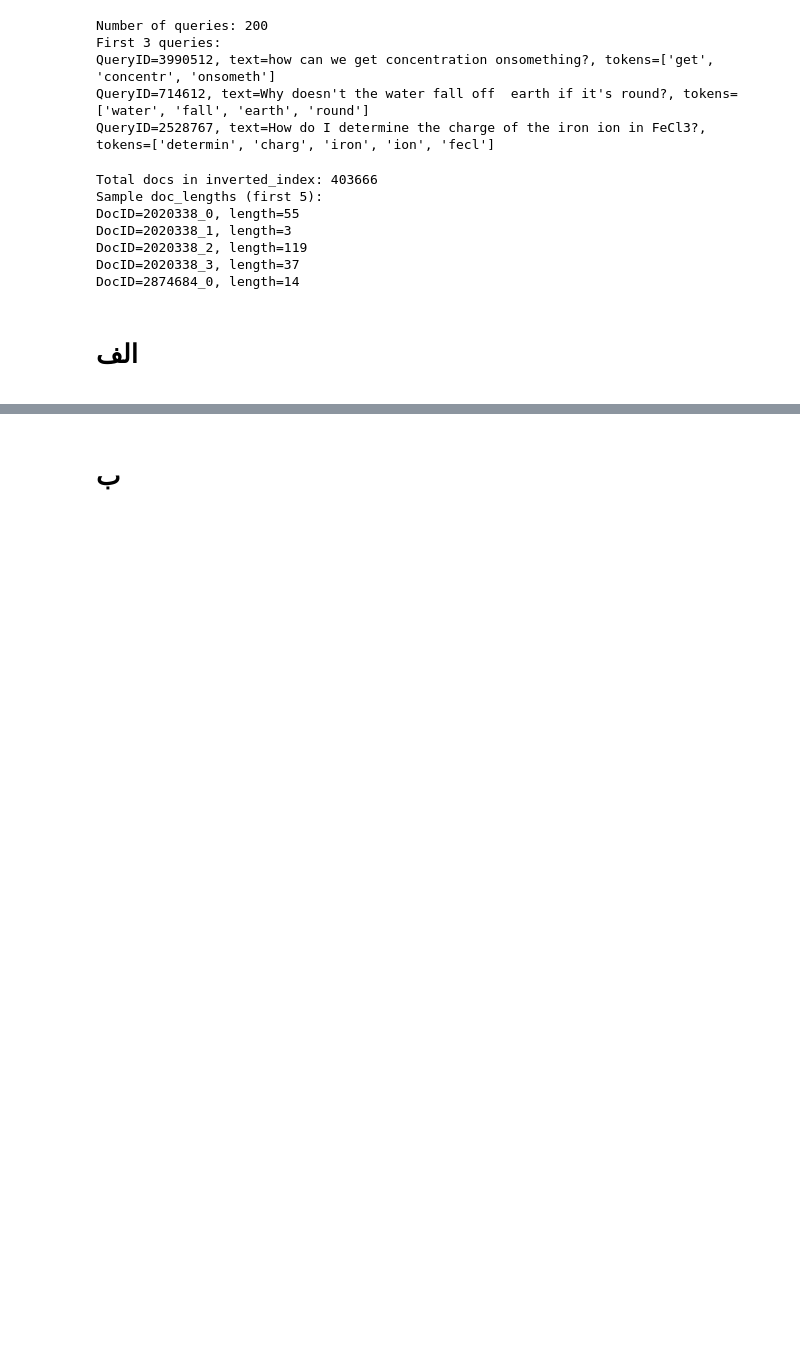
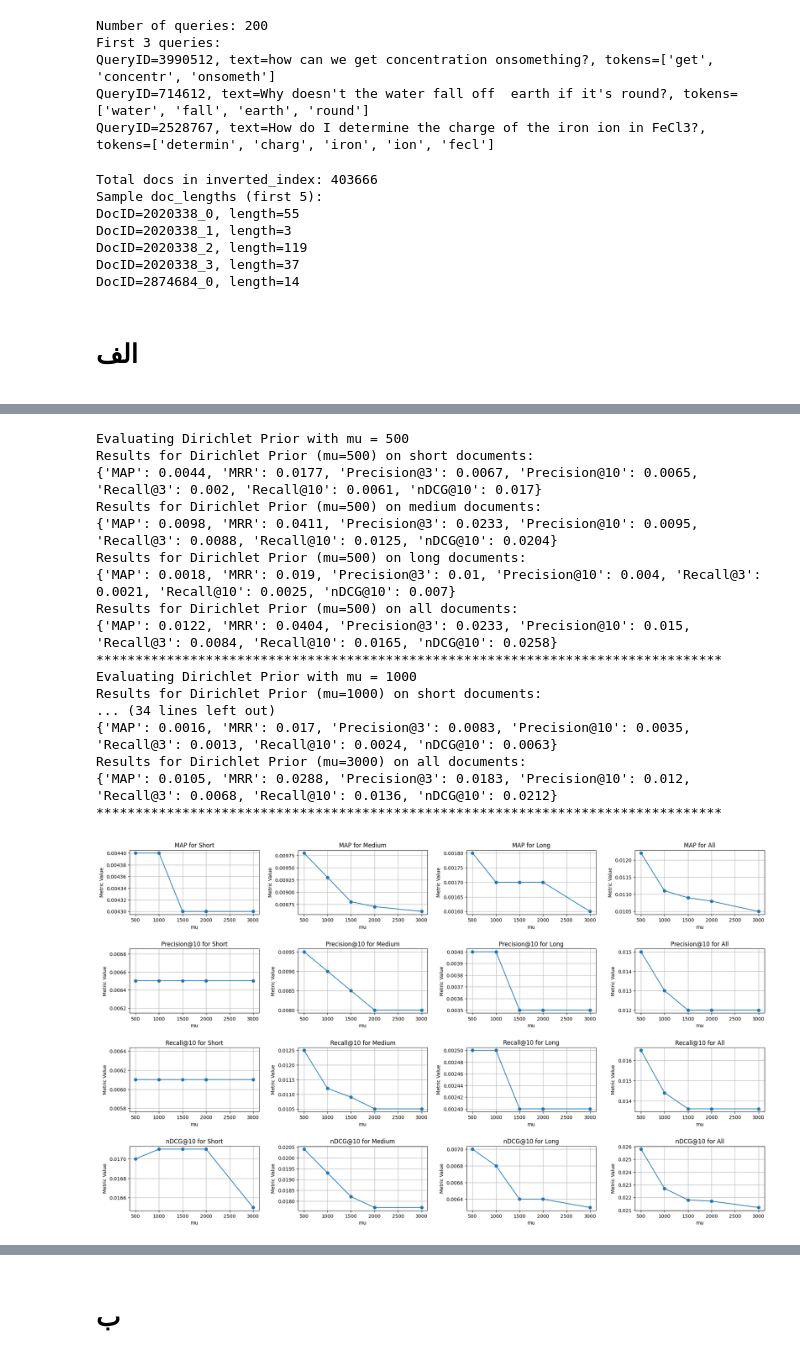
Before and after one commit to roz-pnv/IIR, a Jupyter notebook: IIR-CA2-220107046/code/IIR_CA2_code_220701046.ipynb, the cells around one changed output, grey strips where cells are left out. Drawn from its saved outputs; the diff is of its cells as text; code cells hidden in the pictures; blank space fills up the shorter version.

```diff
--- a/IIR-CA2-220107046/code/IIR_CA2_code_220701046.ipynb
+++ b/IIR-CA2-220107046/code/IIR_CA2_code_220701046.ipynb
@@ -231,0 +629,27 @@ print(summary_df)
+# %%
+mu_values = [500, 1000, 1500, 2000, 3000]
+dp_results = handler.param_sweep_for_categories(
+    smoothing_method=rm.dirichlet_prior_score,
+    param_name="mu",
+    param_values=mu_values,
+    method_name="Dirichlet Prior"
+)
+# %% [output]
+Evaluating Dirichlet Prior with mu = 500
+Results for Dirichlet Prior (mu=500) on short documents:
+{'MAP': 0.0044, 'MRR': 0.0177, 'Precision@3': 0.0067, 'Precision@10': 0.0065, 'Recall@3': 0.002, 'Recall@10': 0.0061, 'nDCG@10': 0.017}
+Results for Dirichlet Prior (mu=500) on medium documents:
+{'MAP': 0.0098, 'MRR': 0.0411, 'Precision@3': 0.0233, 'Precision@10': 0.0095, 'Recall@3': 0.0088, 'Recall@10': 0.0125, 'nDCG@10': 0.0204}
+Results for Dirichlet Prior (mu=500) on long documents:
+{'MAP': 0.0018, 'MRR': 0.019, 'Precision@3': 0.01, 'Precision@10': 0.004, 'Recall@3': 0.0021, 'Recall@10': 0.0025, 'nDCG@10': 0.007}
+Results for Dirichlet Prior (mu=500) on all documents:
+{'MAP': 0.0122, 'MRR': 0.0404, 'Precision@3': 0.0233, 'Precision@10': 0.015, 'Recall@3': 0.0084, 'Recall@10': 0.0165, 'nDCG@10': 0.0258}
+********************************************************************************
+Evaluating Dirichlet Prior with mu = 1000
+Results for Dirichlet Prior (mu=1000) on short documents:
+... (34 lines left out)
+{'MAP': 0.0016, 'MRR': 0.017, 'Precision@3': 0.0083, 'Precision@10': 0.0035, 'Recall@3': 0.0013, 'Recall@10': 0.0024, 'nDCG@10': 0.0063}
+Results for Dirichlet Prior (mu=3000) on all documents:
+{'MAP': 0.0105, 'MRR': 0.0288, 'Precision@3': 0.0183, 'Precision@10': 0.012, 'Recall@3': 0.0068, 'Recall@10': 0.0136, 'nDCG@10': 0.0212}
+********************************************************************************
+[figure, added]
```
Also changed, not shown: parts of 49 cells of this notebook, 1 other file.
